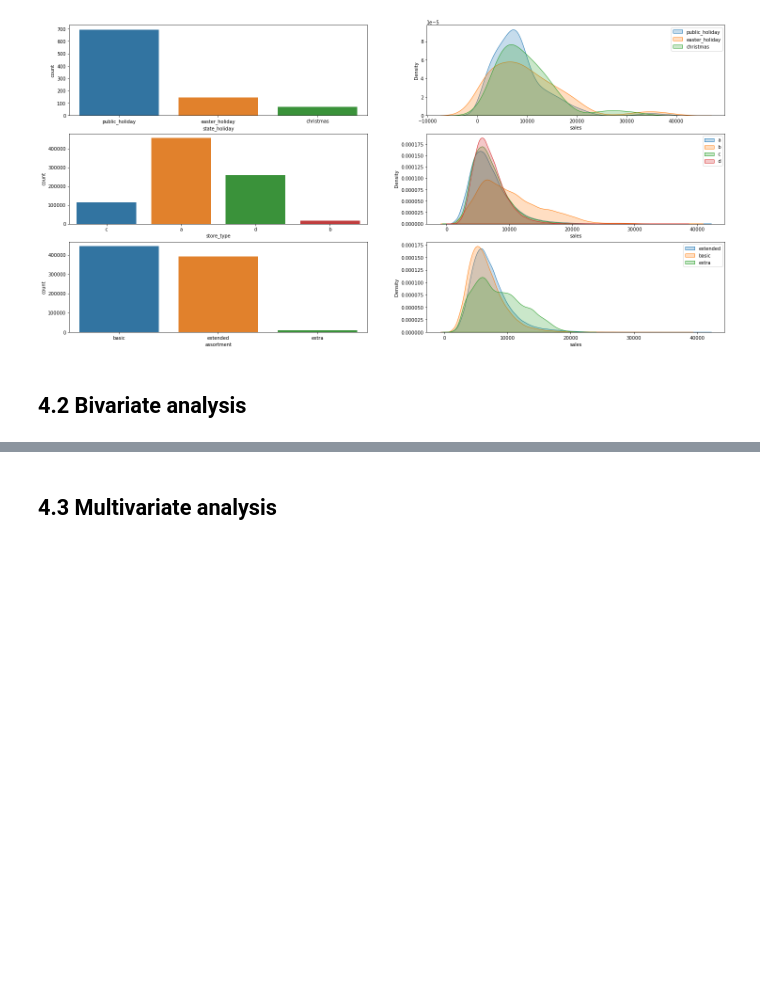
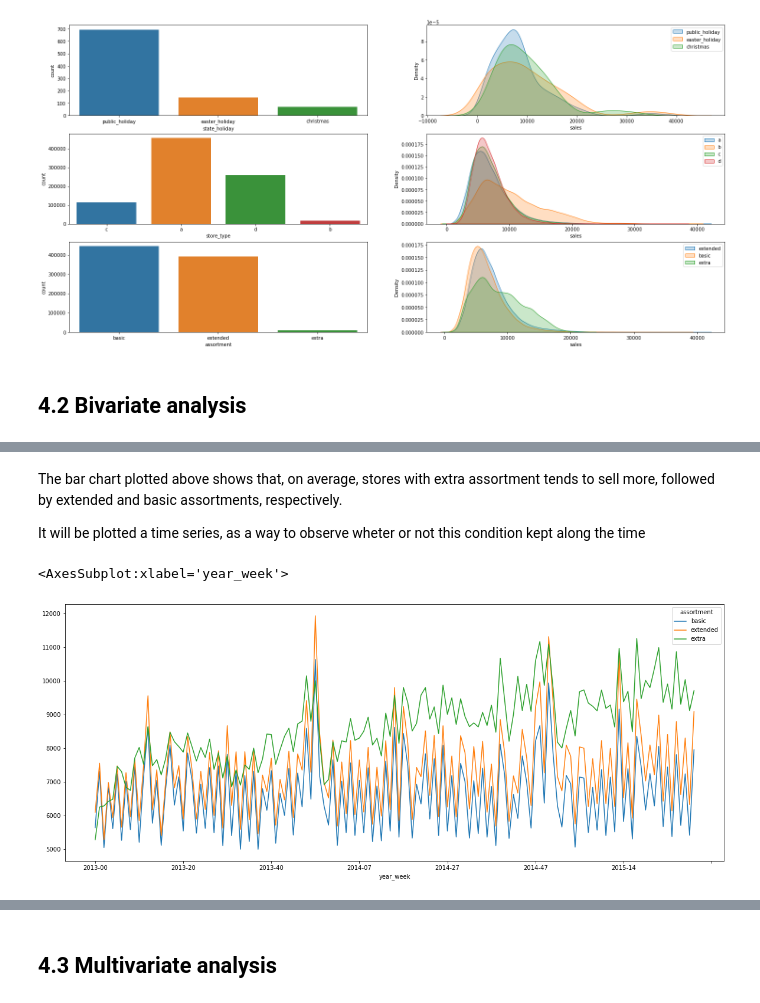
Before and after one commit to diegodinizf/Rossman-Sales, a Jupyter notebook: rossmann-sales-notebook.ipynb, the cells around one changed output, grey strips where cells are left out. Saved outputs shown, nothing was run; the diff lists cells and outputs as text; code cells hidden in the pictures; blank space fills up the shorter version.

```diff
--- a/rossmann-sales-notebook.ipynb
+++ b/rossmann-sales-notebook.ipynb
@@ -377,0 +403,12 @@ plt.show()
+# %% [markdown]
+The bar chart plotted above shows that, on average, stores with extra assortment tends to sell more, followed by extended and basic assortments, respectively.
+
+It will be plotted a time series, as a way to observe wheter or not this condition kept along the time
+# %%
+aux1 = df4[['year_week','assortment','sales']].groupby(['year_week','assortment']).mean().reset_index()
+aux2 = aux1.pivot(index='year_week',columns='assortment', values='sales');
+
+aux2.plot(figsize=(20,8))
+# %% [output]
+<AxesSubplot:xlabel='year_week'>
+[figure, added]
```
Also changed, not shown: parts of 65 cells of this notebook.
